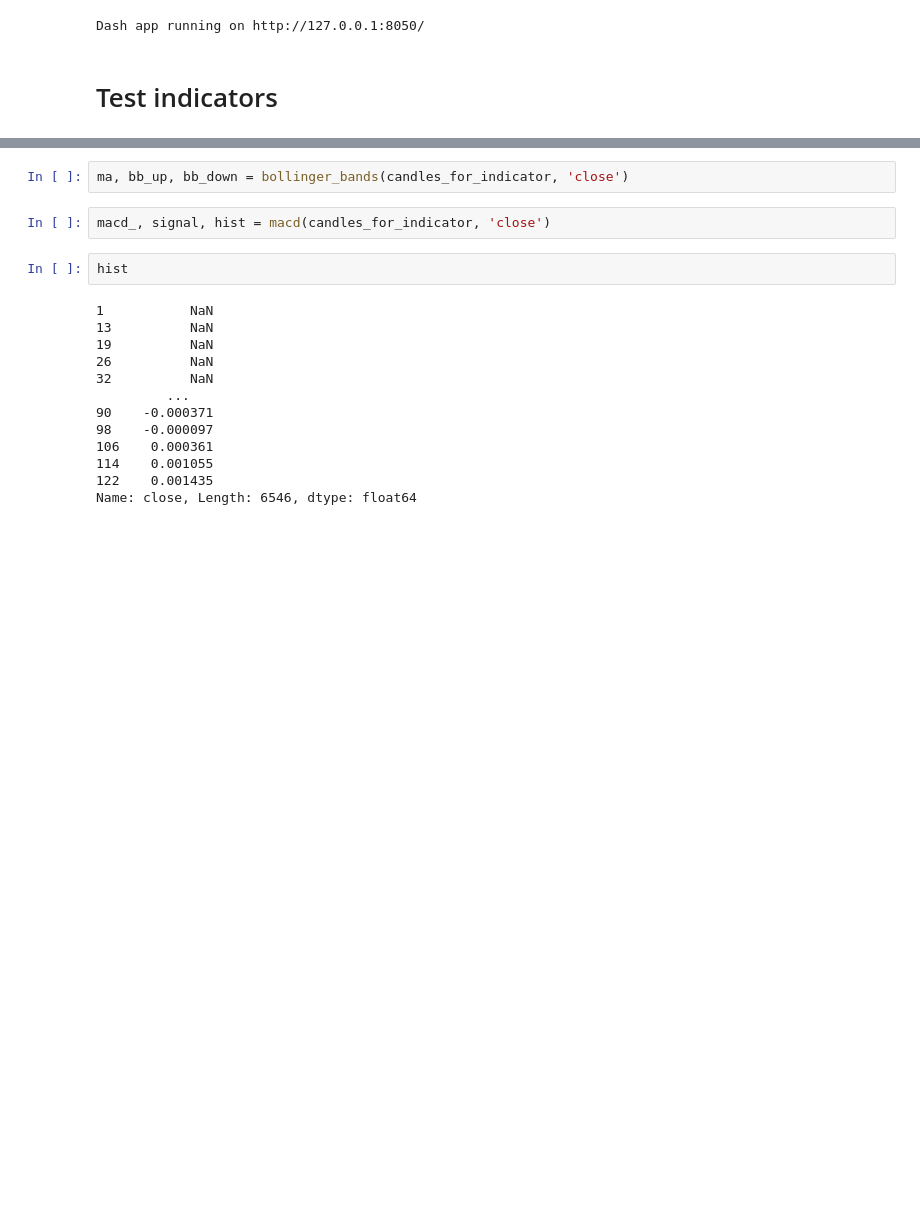
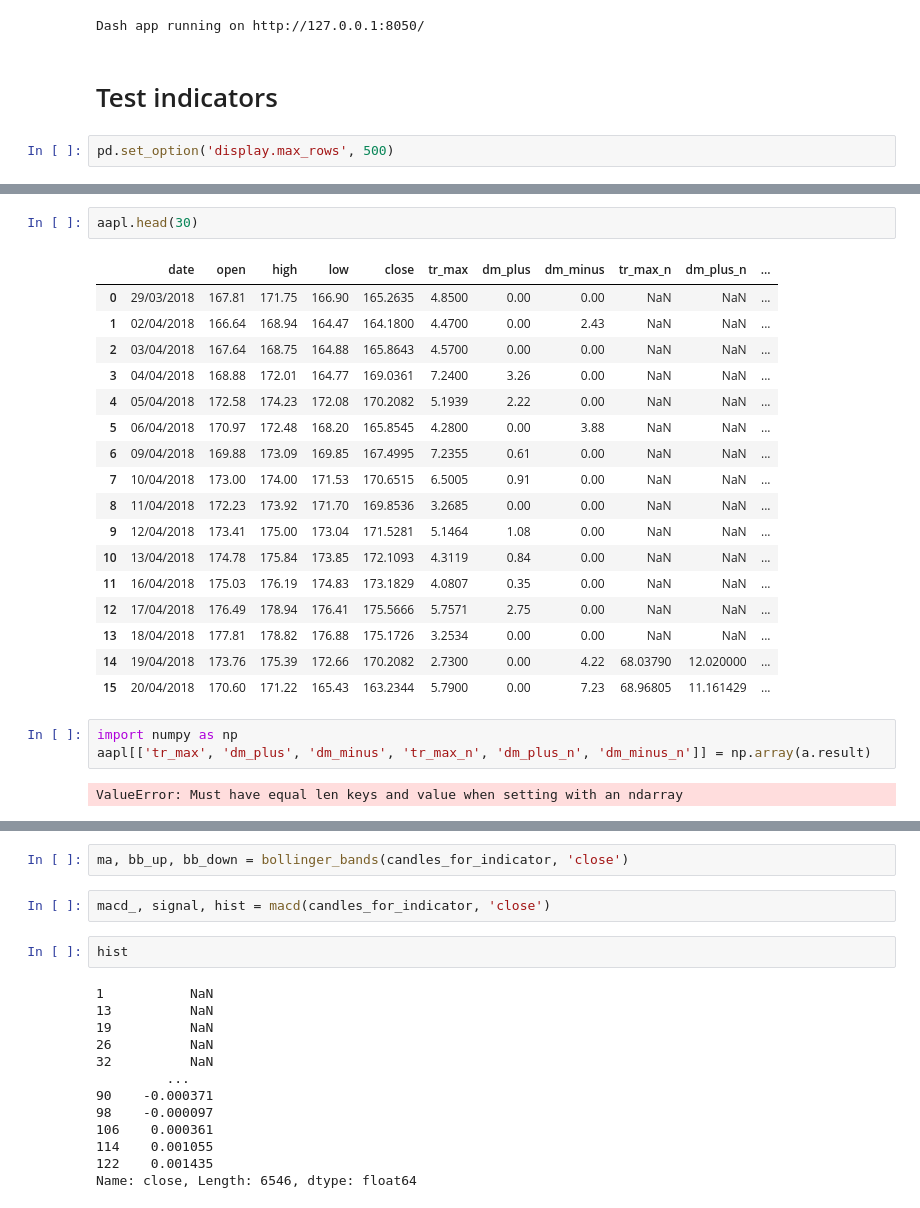
Before and after one commit to lhericourt/trading, a Jupyter notebook: notebooks/data_analysis.ipynb, the cells around one changed output, grey strips where cells are left out. Saved outputs shown, nothing was run; the diff lists cells and outputs as text; blank space fills up the shorter version.

```diff
--- a/notebooks/data_analysis.ipynb
+++ b/notebooks/data_analysis.ipynb
@@ -231,5 +248,7 @@ app.run_server(mode='external')
 Dash app running on http://127.0.0.1:8050/
 # %% [markdown]
 # Test indicators
+# %%
+pd.set_option('display.max_rows', 500)
 # %%
 SYMBOL = 'EUR/USD'
@@ -237,0 +374,25 @@ candles_for_indicator = candles[candles['symbol'] == SYMBOL]
+# %%
+aapl.head(30)
+# %% [output]
+|  | date | open | high | low | close | tr_max | dm_plus | dm_minus | tr_max_n | dm_plus_n | ... |
+| 0 | 29/03/2018 | 167.81 | 171.75 | 166.90 | 165.2635 | 4.8500 | 0.00 | 0.00 | NaN | NaN | ... |
+| 1 | 02/04/2018 | 166.64 | 168.94 | 164.47 | 164.1800 | 4.4700 | 0.00 | 2.43 | NaN | NaN | ... |
+| 2 | 03/04/2018 | 167.64 | 168.75 | 164.88 | 165.8643 | 4.5700 | 0.00 | 0.00 | NaN | NaN | ... |
+| 3 | 04/04/2018 | 168.88 | 172.01 | 164.77 | 169.0361 | 7.2400 | 3.26 | 0.00 | NaN | NaN | ... |
+| 4 | 05/04/2018 | 172.58 | 174.23 | 172.08 | 170.2082 | 5.1939 | 2.22 | 0.00 | NaN | NaN | ... |
+| 5 | 06/04/2018 | 170.97 | 172.48 | 168.20 | 165.8545 | 4.2800 | 0.00 | 3.88 | NaN | NaN | ... |
+| 6 | 09/04/2018 | 169.88 | 173.09 | 169.85 | 167.4995 | 7.2355 | 0.61 | 0.00 | NaN | NaN | ... |
+| 7 | 10/04/2018 | 173.00 | 174.00 | 171.53 | 170.6515 | 6.5005 | 0.91 | 0.00 | NaN | NaN | ... |
+| 8 | 11/04/2018 | 172.23 | 173.92 | 171.70 | 169.8536 | 3.2685 | 0.00 | 0.00 | NaN | NaN | ... |
+| 9 | 12/04/2018 | 173.41 | 175.00 | 173.04 | 171.5281 | 5.1464 | 1.08 | 0.00 | NaN | NaN | ... |
+| 10 | 13/04/2018 | 174.78 | 175.84 | 173.85 | 172.1093 | 4.3119 | 0.84 | 0.00 | NaN | NaN | ... |
+| 11 | 16/04/2018 | 175.03 | 176.19 | 174.83 | 173.1829 | 4.0807 | 0.35 | 0.00 | NaN | NaN | ... |
+| 12 | 17/04/2018 | 176.49 | 178.94 | 176.41 | 175.5666 | 5.7571 | 2.75 | 0.00 | NaN | NaN | ... |
+| 13 | 18/04/2018 | 177.81 | 178.82 | 176.88 | 175.1726 | 3.2534 | 0.00 | 0.00 | NaN | NaN | ... |
+| 14 | 19/04/2018 | 173.76 | 175.39 | 172.66 | 170.2082 | 2.7300 | 0.00 | 4.22 | 68.03790 | 12.020000 | ... |
+| 15 | 20/04/2018 | 170.60 | 171.22 | 165.43 | 163.2344 | 5.7900 | 0.00 | 7.23 | 68.96805 | 11.161429 | ... |
+# %%
+import numpy as np
+aapl[['tr_max', 'dm_plus', 'dm_minus', 'tr_max_n', 'dm_plus_n', 'dm_minus_n']] = np.array(a.result)
+# %% [output]
+ValueError: Must have equal len keys and value when setting with an ndarray
```
Also changed, not shown: parts of 15 cells of this notebook, 3 other files.
